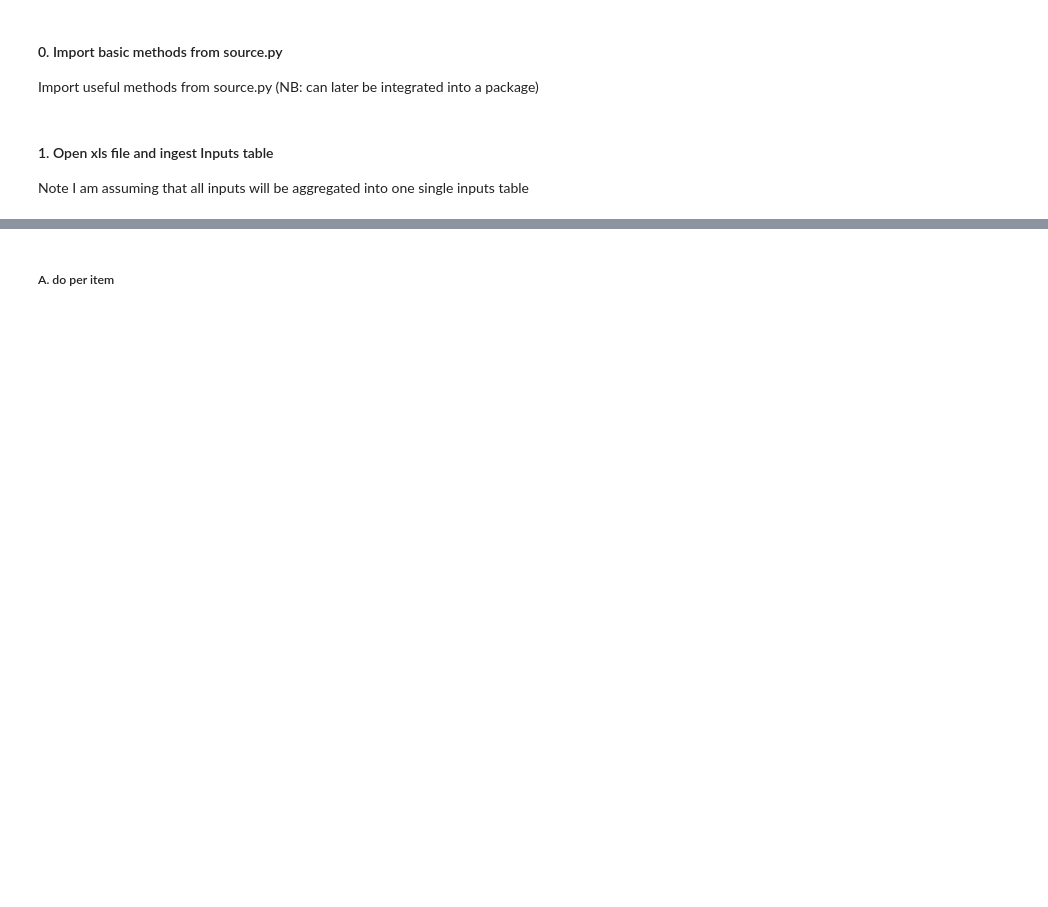
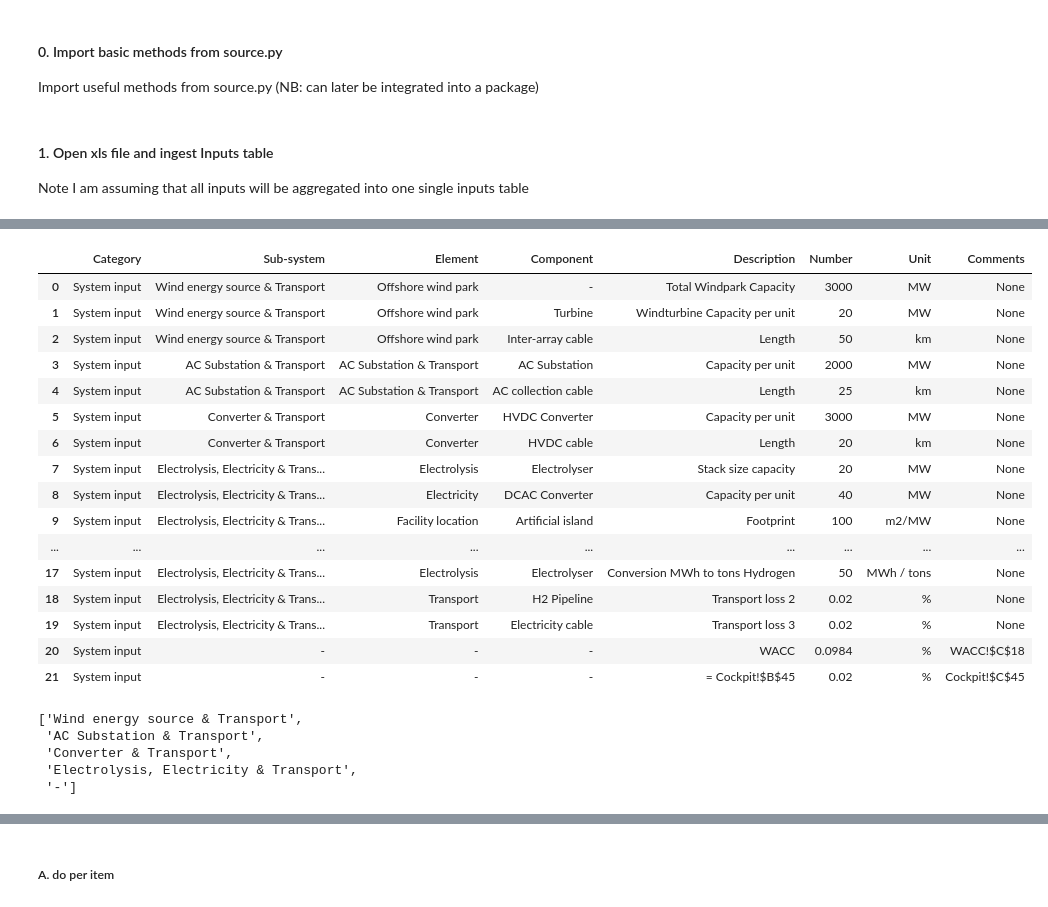
Before and after one commit to VanOord/OpenSCSim, a Jupyter notebook: From XLS to cashflow.ipynb, the cells around one changed output, grey strips where cells are left out. Saved outputs shown, nothing was run; the diff lists cells and outputs as text; code cells hidden in the pictures; blank space fills up the shorter version.

```diff
--- a/From XLS to cashflow.ipynb
+++ b/From XLS to cashflow.ipynb
@@ -46,0 +59,28 @@ Inputs.head()
+# %%
+Inputs[Inputs['Category']=='System input']
+# %% [output]
+|  | Category | Sub-system | Element | Component | Description | Number | Unit | Comments |
+| 0 | System input | Wind energy source & Transport | Offshore wind park | - | Total Windpark Capacity | 3000 | MW | None |
+| 1 | System input | Wind energy source & Transport | Offshore wind park | Turbine | Windturbine Capacity per unit | 20 | MW | None |
+| 2 | System input | Wind energy source & Transport | Offshore wind park | Inter-array cable | Length | 50 | km | None |
+| 3 | System input | AC Substation & Transport | AC Substation & Transport | AC Substation | Capacity per unit | 2000 | MW | None |
+| 4 | System input | AC Substation & Transport | AC Substation & Transport | AC collection cable | Length | 25 | km | None |
+| 5 | System input | Converter & Transport | Converter | HVDC Converter | Capacity per unit | 3000 | MW | None |
+| 6 | System input | Converter & Transport | Converter | HVDC cable | Length | 20 | km | None |
+| 7 | System input | Electrolysis, Electricity & Trans... | Electrolysis | Electrolyser | Stack size capacity | 20 | MW | None |
+| 8 | System input | Electrolysis, Electricity & Trans... | Electricity | DCAC Converter | Capacity per unit | 40 | MW | None |
+| 9 | System input | Electrolysis, Electricity & Trans... | Facility location | Artificial island | Footprint | 100 | m2/MW | None |
+| ... | ... | ... | ... | ... | ... | ... | ... | ... |
+| 17 | System input | Electrolysis, Electricity & Trans... | Electrolysis | Electrolyser | Conversion MWh to tons Hydrogen | 50 | MWh / tons | None |
+| 18 | System input | Electrolysis, Electricity & Trans... | Transport | H2 Pipeline | Transport loss 2 | 0.02 | % | None |
+| 19 | System input | Electrolysis, Electricity & Trans... | Transport | Electricity cable | Transport loss 3 | 0.02 | % | None |
+| 20 | System input | - | - | - | WACC | 0.0984 | % | WACC!$C$18 |
+| 21 | System input | - | - | - | = Cockpit!$B$45 | 0.02 | % | Cockpit!$C$45 |
+# %%
+list(Inputs['Sub-system'].unique())
+# %% [output]
+['Wind energy source & Transport',
+ 'AC Substation & Transport',
+ 'Converter & Transport',
+ 'Electrolysis, Electricity & Transport',
+ '-']
```
Also changed, not shown: parts of 15 cells of this notebook, 1 other file.
